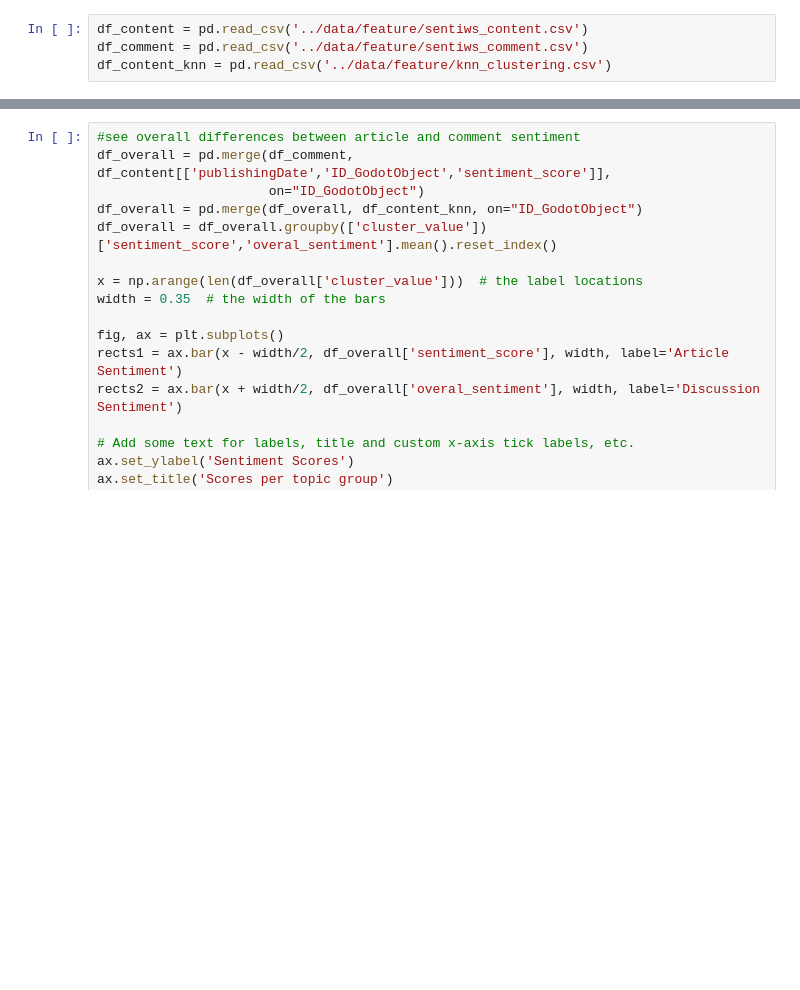
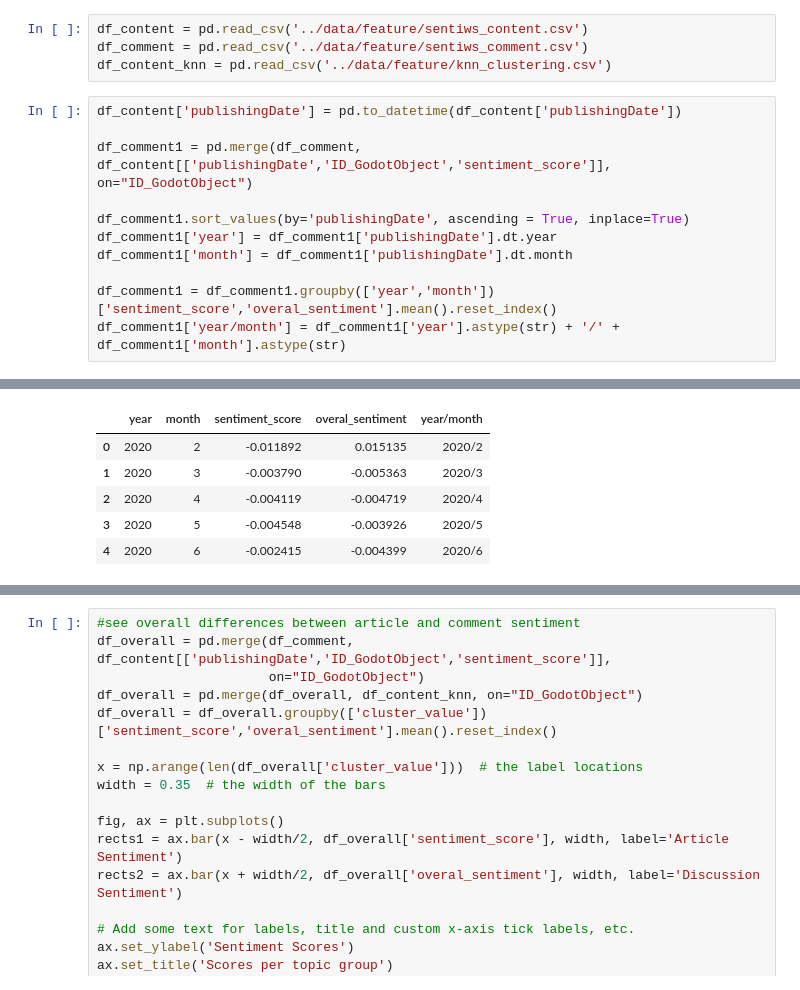
Before and after one commit to lukasthekid/corona-mask-requirement-nlp-analysis, a Jupyter notebook: comparison/sent_plots.ipynb, the cells around one changed output, grey strips where cells are left out. Drawn from its saved outputs; the diff is of its cells as text; blank space fills up the shorter version.

```diff
--- a/comparison/sent_plots.ipynb
+++ b/comparison/sent_plots.ipynb
@@ -9,3 +9,15 @@ sns.set()
 df_content = pd.read_csv('../data/feature/sentiws_content.csv')
 df_comment = pd.read_csv('../data/feature/sentiws_comment.csv')
 df_content_knn = pd.read_csv('../data/feature/knn_clustering.csv')
+# %%
+df_content['publishingDate'] = pd.to_datetime(df_content['publishingDate'])
+
+df_comment1 = pd.merge(df_comment, df_content[['publishingDate','ID_GodotObject','sentiment_score']], on="ID_GodotObject")
+
+df_comment1.sort_values(by='publishingDate', ascending = True, inplace=True)
+df_comment1['year'] = df_comment1['publishingDate'].dt.year
+df_comment1['month'] = df_comment1['publishingDate'].dt.month
+
+df_comment1 = df_comment1.groupby(['year','month'])['sentiment_score','overal_sentiment'].mean().reset_index()
+df_comment1['year/month'] = df_comment1['year'].astype(str) + '/' + df_comment1['month'].astype(str)
+# %% [output]
@@ -12,2 +36,8 @@ df_content_knn = pd.read_csv('../data/feature/knn_clustering.csv')
+|  | year | month | sentiment_score | overal_sentiment | year/month |
+| 0 | 2020 | 2 | -0.011892 | 0.015135 | 2020/2 |
+| 1 | 2020 | 3 | -0.003790 | -0.005363 | 2020/3 |
+| 2 | 2020 | 4 | -0.004119 | -0.004719 | 2020/4 |
+| 3 | 2020 | 5 | -0.004548 | -0.003926 | 2020/5 |
+| 4 | 2020 | 6 | -0.002415 | -0.004399 | 2020/6 |
 # %%
 df_content['publishingDate'] = pd.to_datetime(df_content['publishingDate'])
```
Also changed, not shown: parts of 6 cells of this notebook, 7 other files.
